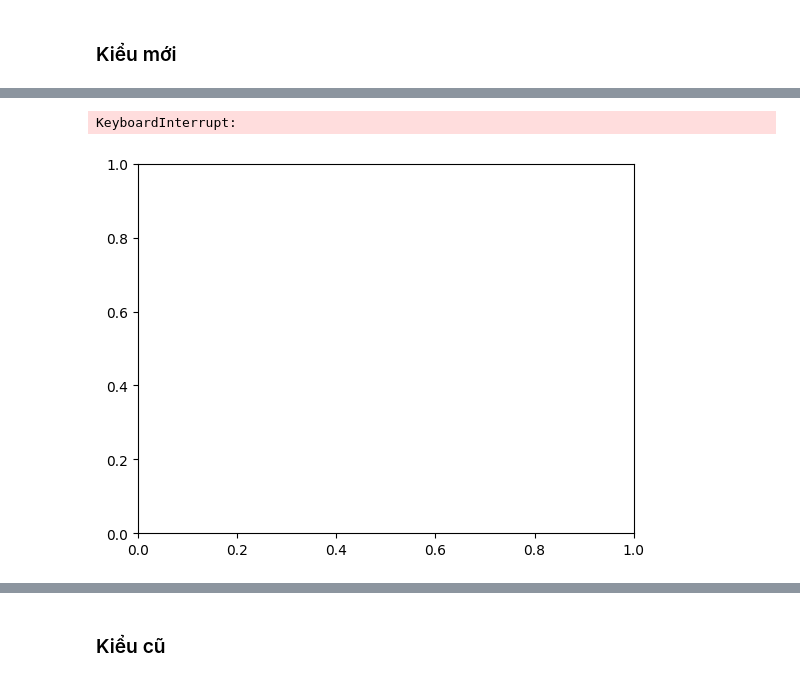
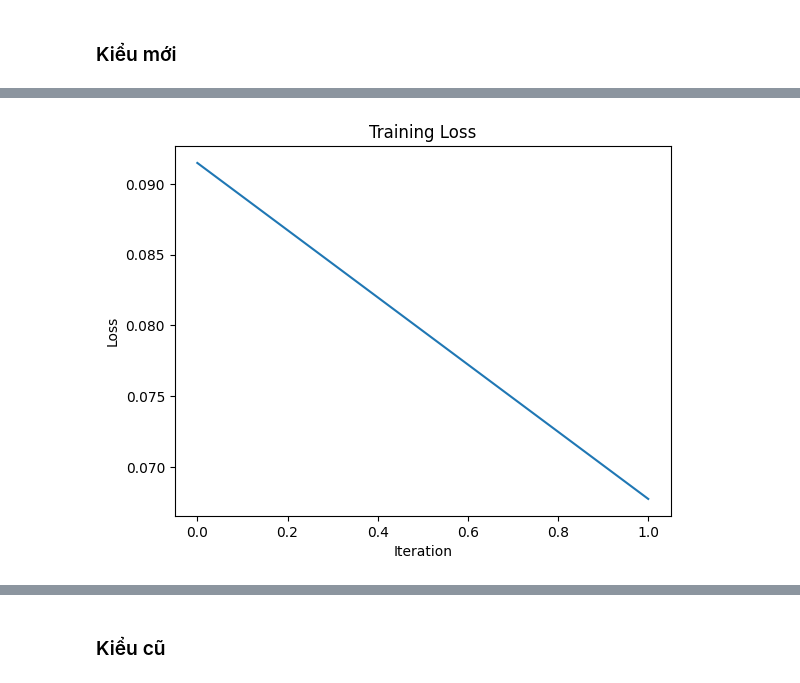
Before and after one commit to NguyenPhuongDng/Image-description, a Jupyter notebook: Fine_Tune/Fine_turn.ipynb, the cells around one changed output, grey strips where cells are left out. Drawn from its saved outputs; the diff is of its cells as text; code cells hidden in the pictures.

Commit message:
train sample

```diff
--- a/Fine_Tune/Fine_turn.ipynb
+++ b/Fine_Tune/Fine_turn.ipynb
@@ -26,9 +26,9 @@ def read_file(file_path):
         return load(file)
     Data_bert
 
-train_data = read_file("C:\\Users\\dongh\\Documents\\GitHub\\Image-description\\Data_bert\\train_set_bert.pkl")
-test_data = read_file("C:\\Users\\dongh\\Documents\\GitHub\\Image-description\\Data_bert\\test_set_bert.pkl")
-val_data = read_file("C:\\Users\\dongh\\Documents\\GitHub\\Image-description\\Data_bert\\val_set_bert.pkl")
+train_data = read_file("..\\Data_bert\\train_set_bert.pkl")
+test_data = read_file("..\\Data_bert\\test_set_bert.pkl")
+val_data = read_file("..\\Data_bert\\val_set_bert.pkl")
 # %%
 len(train_data), len(test_data), len(val_data),
 # %% [output]
@@ -45,7 +45,7 @@ from PIL import Image
 from torchvision import transforms
 
 # Đường dẫn tới thư mục chứa ảnh
-image_folder = "C:\\Users\\dongh\\Documents\\GitHub\\Image-description\\Flickr8k\\Flicker8k_Dataset\\"
+image_folder = "..\Flickr8k\\Flicker8k_Dataset\\"
 extension = ".jpg"
 
 
@@ -99,7 +99,7 @@ train_image_RGB_with_caption = image_caption(train_data, train_image_RGB)
 test_image_RGB_with_caption = image_caption(test_data, test_image_RGB)
 val_image_RGB_with_caption = image_caption(val_data, val_image_RGB)
 # %%
-batch_size = 128
+batch_size = 64
 train_dataloader = DataLoader(train_image_RGB_with_caption, batch_size=batch_size, shuffle=True)
 valid_dataloader = DataLoader(val_image_RGB_with_caption, batch_size=batch_size, shuffle=True)
 test_dataloader = DataLoader(test_image_RGB_with_caption, batch_size=batch_size, shuffle=True)
@@ -229,14 +218,14 @@ class image_to_text(nn.Module):
     def forward(self, images, target_captions, seq_length = 46):
         batch_size = images.shape[0]
 
-        hiden = torch.zeros(1, batch_size, 256)
-        cell = torch.zeros(1, batch_size, 256)
+        hiden = torch.zeros(1, batch_size, 256).to(device)
+        cell = torch.zeros(1, batch_size, 256).to(device)
         hiden_state = (hiden, cell)
 
         features = self.encoder(images)
 
         seq_predicted = []
-        seq_predicted.append(torch.zeros((batch_size, 30522), dtype=torch.float32))
+        seq_predicted.append(torch.zeros((batch_size, 30522), dtype=torch.float32).to(device))
         decoder_input = target_captions[:, 0]
 
         for di in range(1, seq_length):
@@ -255,10 +244,23 @@ class image_to_text(nn.Module):
 
         return torch.stack(seq_predicted, dim=1)
 
-    def predict(self, images):
-        output = self.encoder(images)
-        output, hidden = self.decoder(output)
-        return output
+    def predict(self, images, target_captions, seq_length = 46):
+        batch_size = images.shape[0]
+        hiden = torch.zeros(1, batch_size, 256).to(device)
+        cell = torch.zeros(1, batch_size, 256).to(device)
+        hiden_state = (hiden, cell)
+        features = self.encoder(images)
+        seq_predicted = []
+        decoder_input = target_captions[:, 0]
+        for di in range(1, target_captions.shape[1]):
+            output_decoder, hiden_state = self.decoder(features, decoder_input, hiden_state)
+            decoder_input = target_captions[:, di]
+        for di in range(1, seq_length):
+            output_decoder, hiden_state = self.decoder(features, decoder_input, hiden_state)
+            word_predicted = output_decoder.argmax(1)
+            seq_predicted.append(output_decoder)
+            decoder_input = word_predicted
+        return torch.stack(seq_predicted, dim=1)
 # %% [markdown]
 ### Kiểu mới
 # %%
@@ -320,7 +322,7 @@ vocab_size = tokenizer.vocab_size
 embed_size = 256
 hidden_size = 256
 num_layers = 1
-num_epochs = 10
+num_epochs = 2
 learning_rate = 0.001
 
 
@@ -328,7 +330,7 @@ image_description_model = image_to_text(embed_size, hidden_size, vocab_size, num
 image_description_model.to(device)
 
 optimizer = optim.Adam(image_description_model.parameters(), lr=0.001)
-criterion = nn.CrossEntropyLoss()
+criterion = nn.CrossEntropyLoss(ignore_index=0)
 
 
 image_description_model = Train_model(image_description_model, train_dataloader, optimizer, criterion)
@@ -337,2 +340 @@ Epoch 1, Loss: 10.3311
-KeyboardInterrupt:
-[figure, old version]
+[figure, new version]
```
Also changed, not shown: parts of 11 cells of this notebook.
